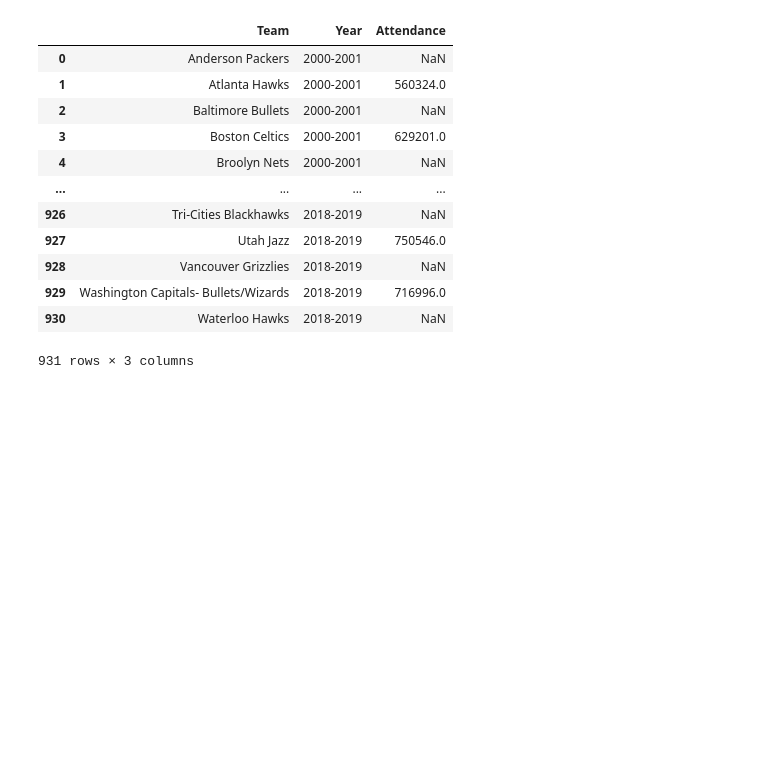
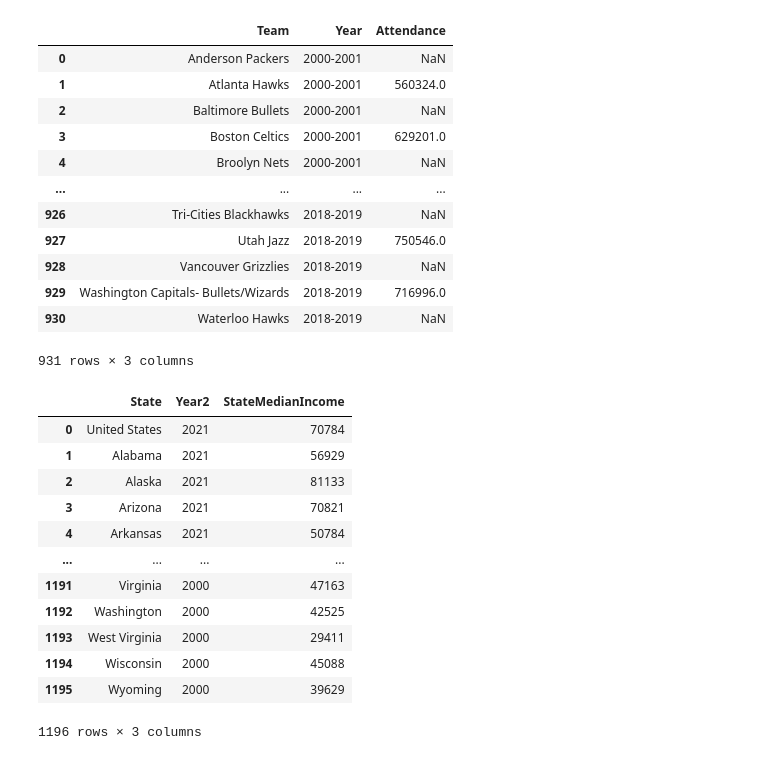
Before and after one commit to XinyangNick/ECO353-Project-1, a Jupyter notebook: ECO353P1.ipynb, the cells around one changed output. Saved outputs shown, nothing was run; the diff lists cells and outputs as text; code cells hidden in the pictures; blank space fills up the shorter version.

Commit message:
StateMedianIncome

```diff
--- a/ECO353P1.ipynb
+++ b/ECO353P1.ipynb
@@ -246,8 +246,22 @@ pop_att_merged['State'] = pop_att_merged['City'].map(state_dict)
 Median_Income = pd.read_excel(path + 'h08.xlsx')
 # %%
 Median_Income = Median_Income.melt(id_vars=['State'], var_name='Year2', value_name='StateMedianIncome')
-# %%
-Median_Income = Median_Income[['Year2', 'State', 'StateMedianIncome']]
+# %%
+Median_Income
+# %% [output]
+|  | State | Year2 | StateMedianIncome |
+| 0 | United States | 2021 | 70784 |
+| 1 | Alabama | 2021 | 56929 |
+| 2 | Alaska | 2021 | 81133 |
+| 3 | Arizona | 2021 | 70821 |
+| 4 | Arkansas | 2021 | 50784 |
+| ... | ... | ... | ... |
+| 1191 | Virginia | 2000 | 47163 |
+| 1192 | Washington | 2000 | 42525 |
+| 1193 | West Virginia | 2000 | 29411 |
+| 1194 | Wisconsin | 2000 | 45088 |
+| 1195 | Wyoming | 2000 | 39629 |
+1196 rows × 3 columns
 # %%
 Median_Income['State'] = Median_Income['State'].astype(str)
 Median_Income['StateMedianIncome'] = Median_Income['StateMedianIncome'].astype(float)
```
Also changed, not shown: parts of 4 cells of this notebook.
